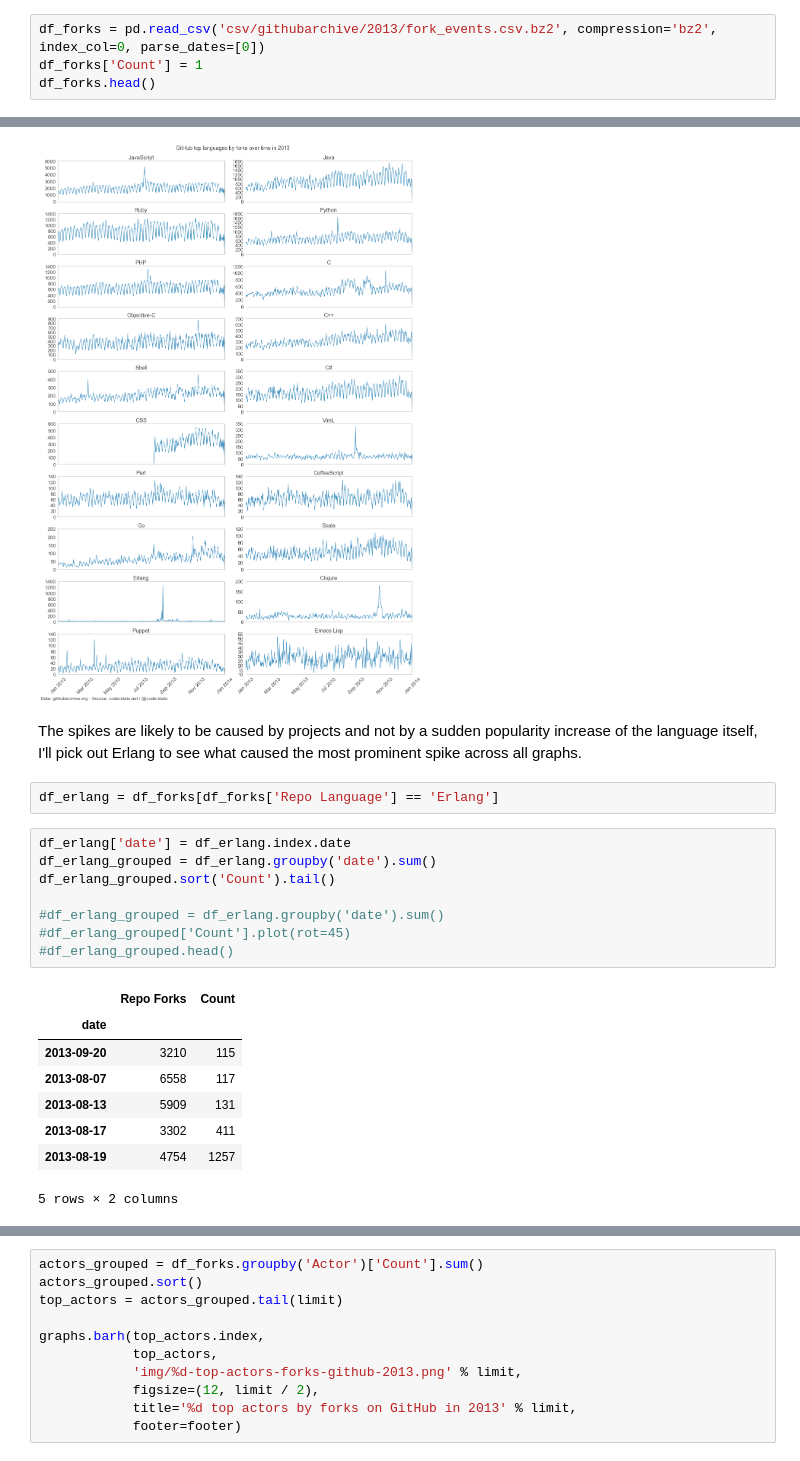
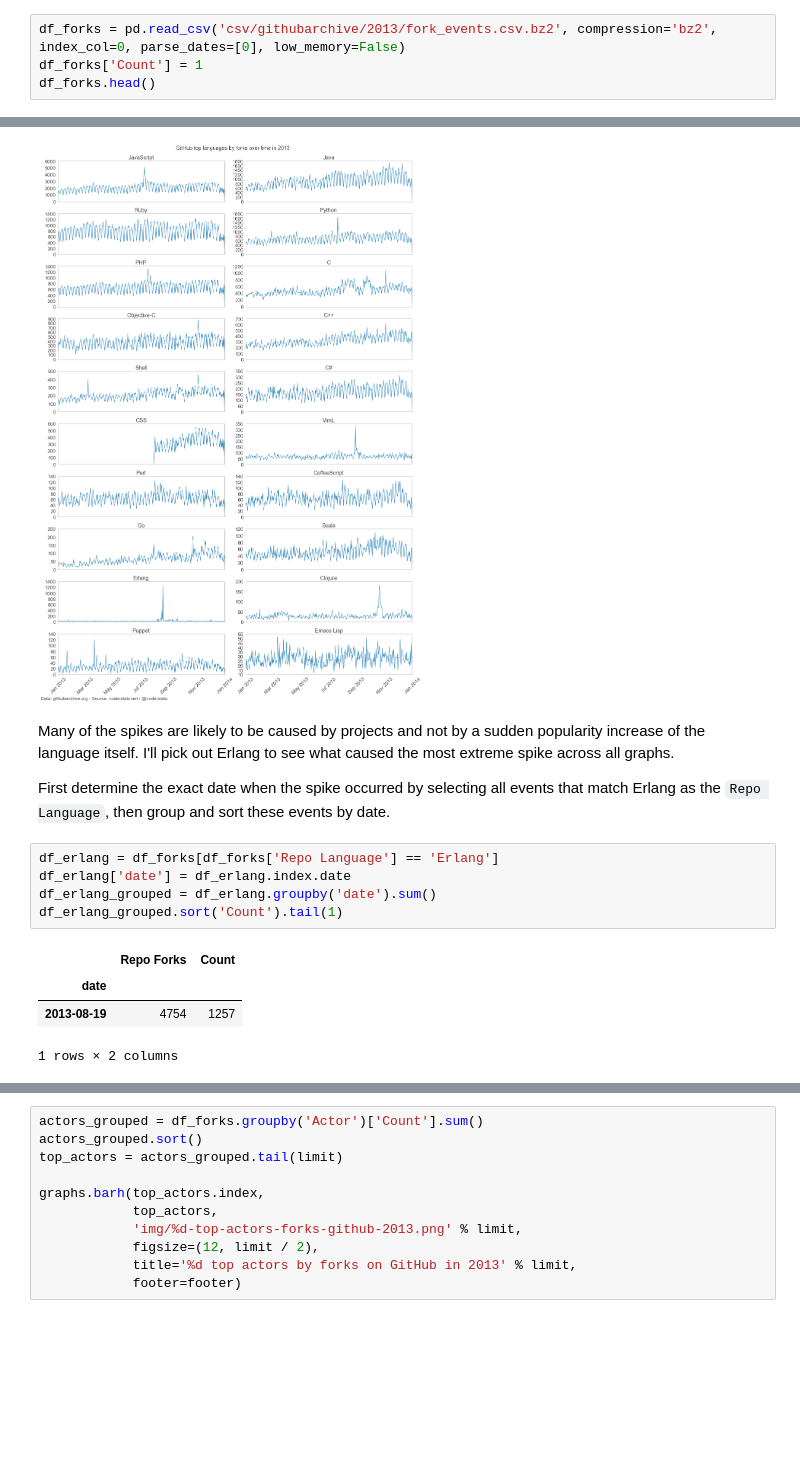
Before and after one commit to yaph/ipython-notebooks, a Jupyter notebook: GitHub Archive 2013 Fork Events.ipynb, the cells around one changed output, grey strips where cells are left out. Saved outputs shown, nothing was run; the diff lists cells and outputs as text; blank space fills up the shorter version.

Commit message:
fork events nb

```diff
--- a/GitHub Archive 2013 Fork Events.ipynb
+++ b/GitHub Archive 2013 Fork Events.ipynb
@@ -19,7 +19,7 @@ footer = 'Data: githubarchive.org - Source: coderstats.net / @coderstats'
 # %% [markdown]
 Read the fork events from a compressed CSV file, set the first column as the index and specify, that it is a date. Also add a Count column and set its values to 1 for aggregating events by followers and followed users.
 # %%
-df_forks = pd.read_csv('csv/githubarchive/2013/fork_events.csv.bz2', compression='bz2', index_col=0, parse_dates=[0])
+df_forks = pd.read_csv('csv/githubarchive/2013/fork_events.csv.bz2', compression='bz2', index_col=0, parse_dates=[0], low_memory=False)
 df_forks['Count'] = 1
 df_forks.head()
 # %% [output]
@@ -161,23 +161,16 @@ plt.show()
 # %% [output]
 [figure]
 # %% [markdown]
-The spikes are likely to be caused by projects and not by a sudden popularity increase of the language itself, I'll pick out Erlang to see what caused the most prominent spike across all graphs.
+Many of the spikes are likely to be caused by projects and not by a sudden popularity increase of the language itself. I'll pick out Erlang to see what caused the most extreme spike across all graphs.
+
+First determine the exact date when the spike occurred by selecting all events that match Erlang as the `Repo Language`, then group and sort these events by date.
-# %%
-df_erlang = df_forks[df_forks['Repo Language'] == 'Erlang']
 # %%
+df_erlang = df_forks[df_forks['Repo Language'] == 'Erlang']
 df_erlang['date'] = df_erlang.index.date
 df_erlang_grouped = df_erlang.groupby('date').sum()
-df_erlang_grouped.sort('Count').tail()
-
-#df_erlang_grouped = df_erlang.groupby('date').sum()
-#df_erlang_grouped['Count'].plot(rot=45)
-#df_erlang_grouped.head()
+df_erlang_grouped.sort('Count').tail(1)
 # %% [output]
 |  | Repo Forks | Count |
 | date |  |  |
-| 2013-09-20 | 3210 | 115 |
-| 2013-08-07 | 6558 | 117 |
-| 2013-08-13 | 5909 | 131 |
-| 2013-08-17 | 3302 | 411 |
 | 2013-08-19 | 4754 | 1257 |
-5 rows × 2 columns
+1 rows × 2 columns
```
Also changed, not shown: parts of 20 cells of this notebook, 1 other file.
